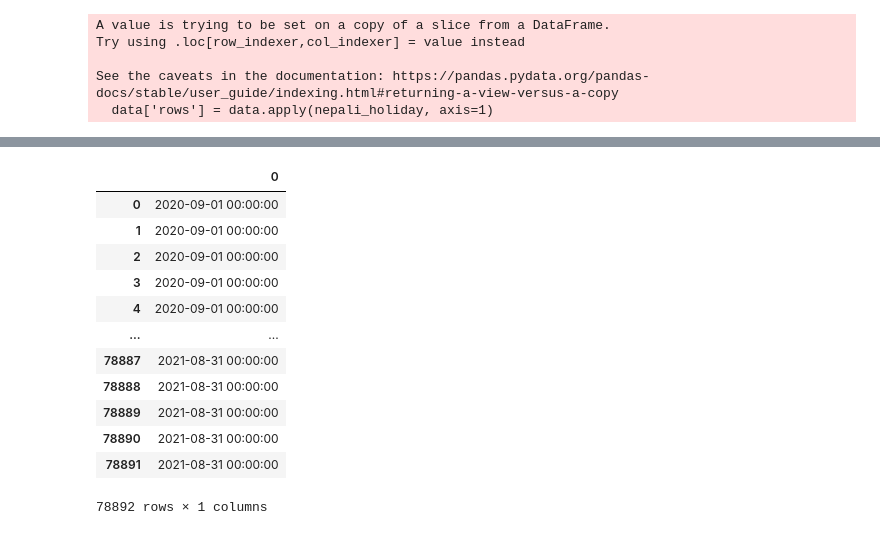
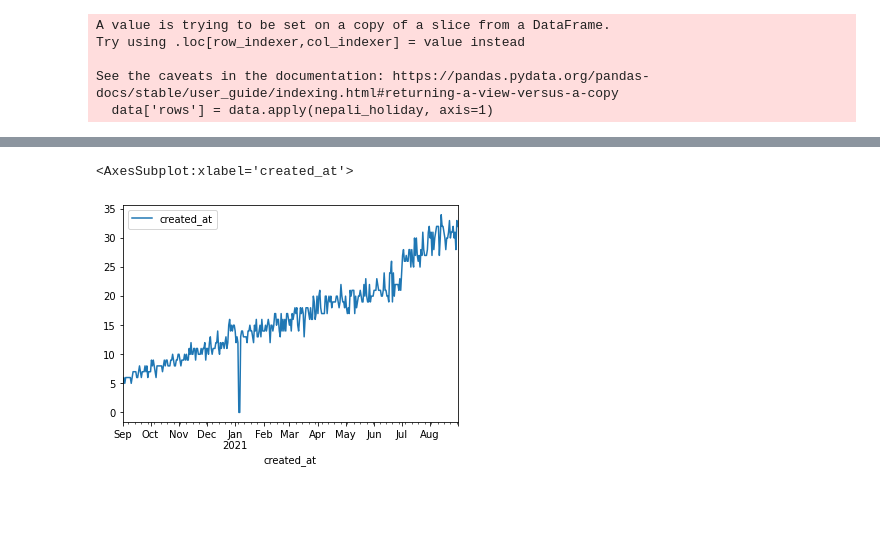
Before and after one commit to ayushsubedi/eHamroPasalmandu, a Jupyter notebook: notebooks/daily_date_gen.ipynb, the cells around one changed output, grey strips where cells are left out. Cells and saved outputs as stored; diff of their text form; code cells hidden in the pictures; blank space fills up the shorter version.

```diff
--- a/notebooks/daily_date_gen.ipynb
+++ b/notebooks/daily_date_gen.ipynb
@@ -154,18 +144,15 @@ data
 def create_list(row):
     return [str(row.date)]*row.rows
 # %%
-pd.DataFrame(data.apply(create_list, axis=1).sum())
+df = pd.DataFrame({'created_at': data.apply(create_list, axis=1).sum()})
-# %% [output]
-|  | 0 |
-| 0 | 2020-09-01 00:00:00 |
-| 1 | 2020-09-01 00:00:00 |
-| 2 | 2020-09-01 00:00:00 |
-| 3 | 2020-09-01 00:00:00 |
-| 4 | 2020-09-01 00:00:00 |
-| ... | ... |
-| 78887 | 2021-08-31 00:00:00 |
-| 78888 | 2021-08-31 00:00:00 |
-| 78889 | 2021-08-31 00:00:00 |
-| 78890 | 2021-08-31 00:00:00 |
-| 78891 | 2021-08-31 00:00:00 |
-78892 rows × 1 columns
+# %%
+def random_times(input_time):
+    random_hour = random.uniform(0, 23)
+    return datetime.datetime.strptime(input_time, "%Y-%m-%d %H:%M:%S") + datetime.timedelta(hours=random_hour)
+# %%
+df['created_at'] = df['created_at'].apply(random_times)
+# %%
+df.resample('D', on='created_at').count().plot()
+# %% [output]
+<AxesSubplot:xlabel='created_at'>
+[figure, added]
```
Also changed, not shown: parts of 12 cells of this notebook, 6 other files.
